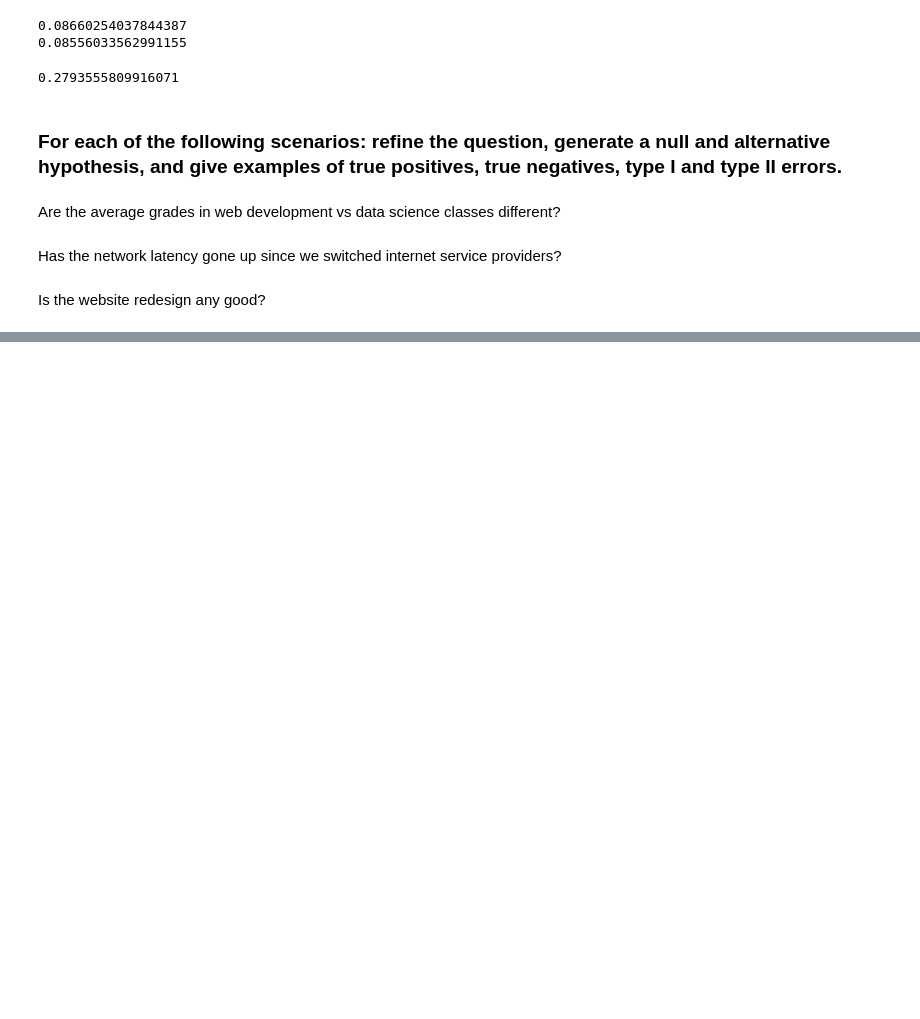
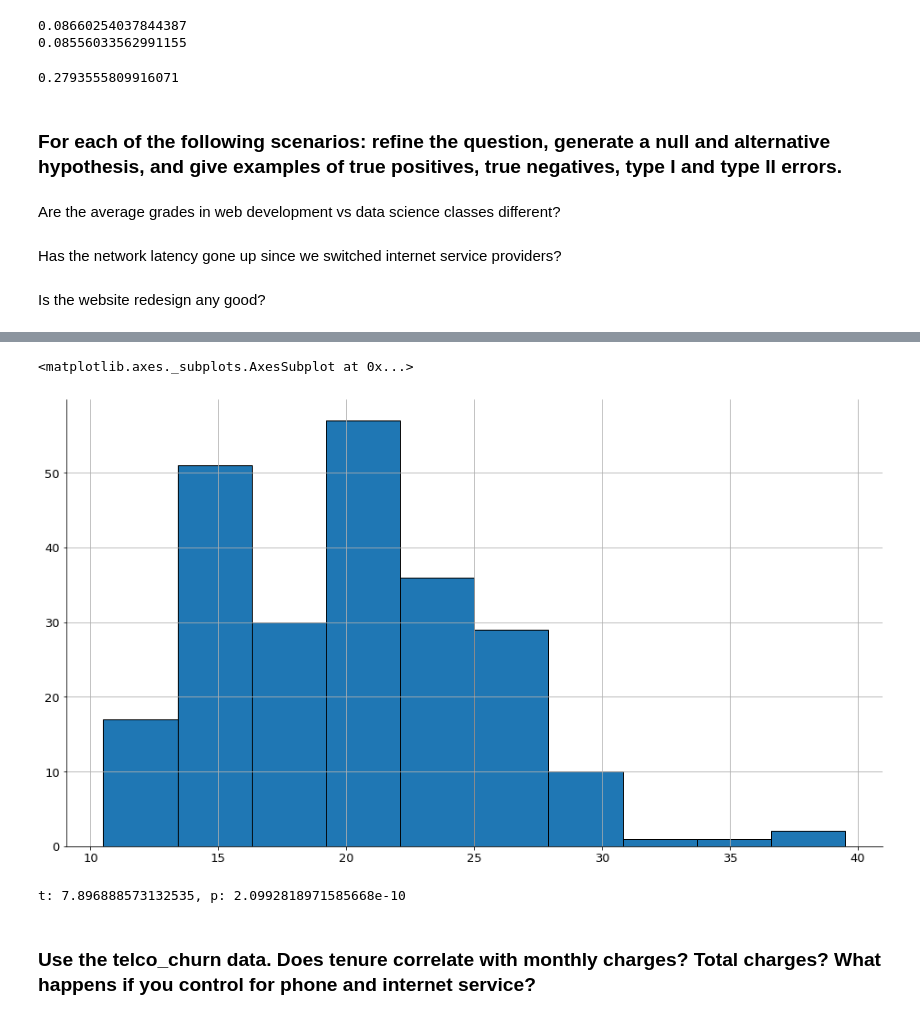
Before and after one commit to Matthew-Mays/statistics-exercises, a Jupyter notebook: hypothesis_testing.ipynb, the cells around one changed output, grey strips where cells are left out. Cells and saved outputs as stored; diff of their text form; code cells hidden in the pictures; blank space fills up the shorter version.

```diff
--- a/hypothesis_testing.ipynb
+++ b/hypothesis_testing.ipynb
@@ -110,0 +180,5 @@ Is the website redesign any good?
+# %%
+normal.hist()
+# %% [output]
+<matplotlib.axes._subplots.AxesSubplot at 0x...>
+[figure, added]
@@ -110,0 +187,6 @@ Is the website redesign any good?
+# %%
+print(f't: {t}, p: {p/2}')
+# %% [output]
+t: 7.896888573132535, p: 2.0992818971585668e-10
+# %% [markdown]
+### Use the telco_churn data. Does tenure correlate with monthly charges? Total charges? What happens if you control for phone and internet service?
```
Also changed, not shown: parts of 21 cells of this notebook.
